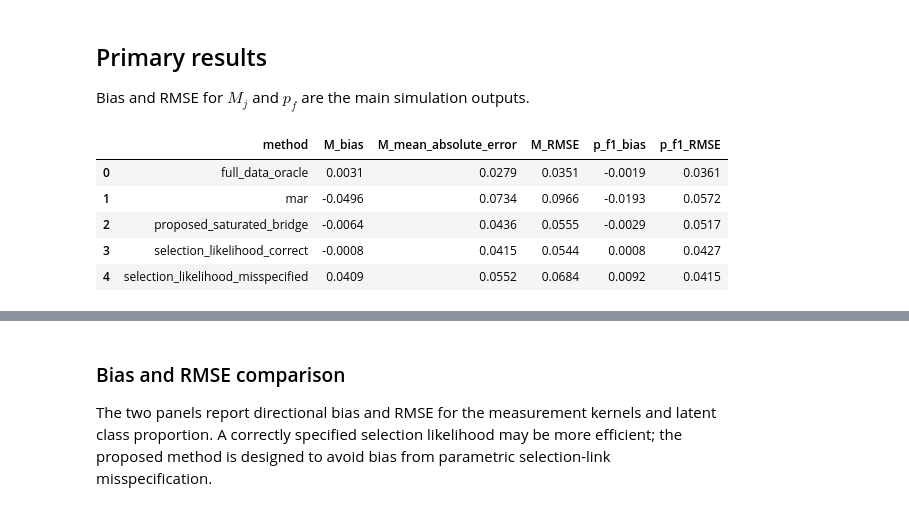
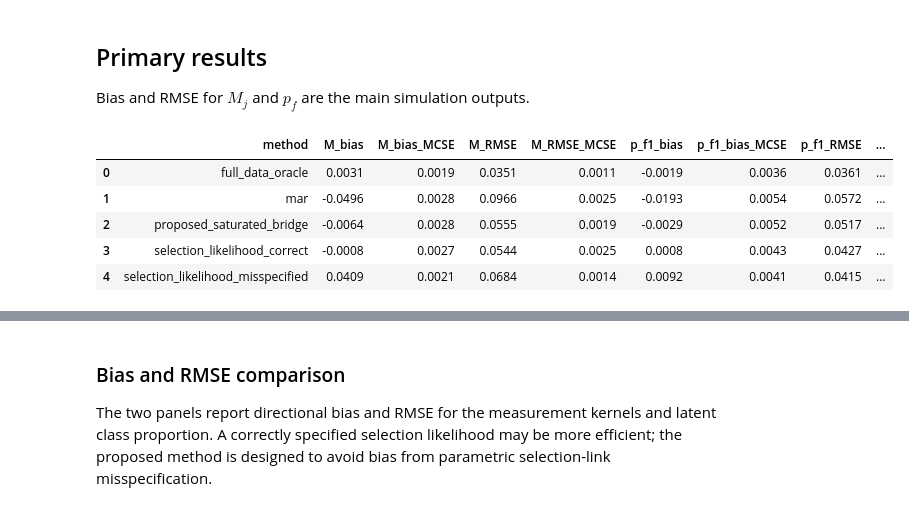
Before and after one commit to MHsamurai/missing-IV, a Jupyter notebook: simulation/allman_latent_mnar_simulation.ipynb, the cells around one changed output, grey strips where cells are left out. Cells and saved outputs as stored; diff of their text form; code cells hidden in the pictures.

```diff
--- a/simulation/allman_latent_mnar_simulation.ipynb
+++ b/simulation/allman_latent_mnar_simulation.ipynb
@@ -72,13 +72,13 @@ summary.round(4)
 Bias and RMSE for $M_j$ and $p_f$ are the main simulation outputs.
 # %%
 summary[[
-    "method", "M_bias", "M_mean_absolute_error", "M_RMSE",
-    "p_f1_bias", "p_f1_RMSE"
+    "method", "M_bias", "M_bias_MCSE", "M_RMSE", "M_RMSE_MCSE",
+    "p_f1_bias", "p_f1_bias_MCSE", "p_f1_RMSE", "p_f1_RMSE_MCSE",
 ]].round(4)
 # %% [output]
-|  | method | M_bias | M_mean_absolute_error | M_RMSE | p_f1_bias | p_f1_RMSE |
-| 0 | full_data_oracle | 0.0031 | 0.0279 | 0.0351 | -0.0019 | 0.0361 |
-| 1 | mar | -0.0496 | 0.0734 | 0.0966 | -0.0193 | 0.0572 |
-| 2 | proposed_saturated_bridge | -0.0064 | 0.0436 | 0.0555 | -0.0029 | 0.0517 |
-| 3 | selection_likelihood_correct | -0.0008 | 0.0415 | 0.0544 | 0.0008 | 0.0427 |
-| 4 | selection_likelihood_misspecified | 0.0409 | 0.0552 | 0.0684 | 0.0092 | 0.0415 |
+|  | method | M_bias | M_bias_MCSE | M_RMSE | M_RMSE_MCSE | p_f1_bias | p_f1_bias_MCSE | p_f1_RMSE | ... |
+| 0 | full_data_oracle | 0.0031 | 0.0019 | 0.0351 | 0.0011 | -0.0019 | 0.0036 | 0.0361 | ... |
+| 1 | mar | -0.0496 | 0.0028 | 0.0966 | 0.0025 | -0.0193 | 0.0054 | 0.0572 | ... |
+| 2 | proposed_saturated_bridge | -0.0064 | 0.0028 | 0.0555 | 0.0019 | -0.0029 | 0.0052 | 0.0517 | ... |
+| 3 | selection_likelihood_correct | -0.0008 | 0.0027 | 0.0544 | 0.0025 | 0.0008 | 0.0043 | 0.0427 | ... |
+| 4 | selection_likelihood_misspecified | 0.0409 | 0.0021 | 0.0684 | 0.0014 | 0.0092 | 0.0041 | 0.0415 | ... |
```
Also changed, not shown: parts of 3 cells of this notebook, 3 other files.
